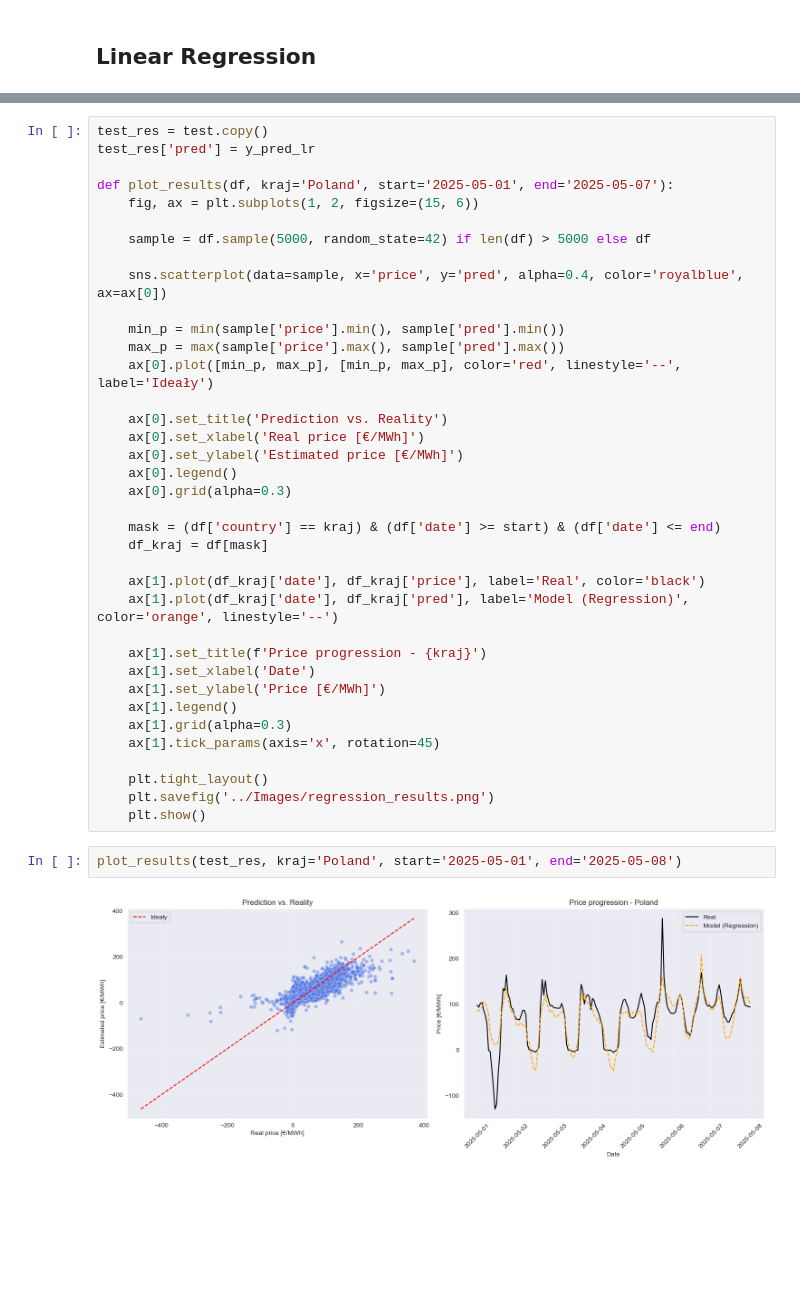
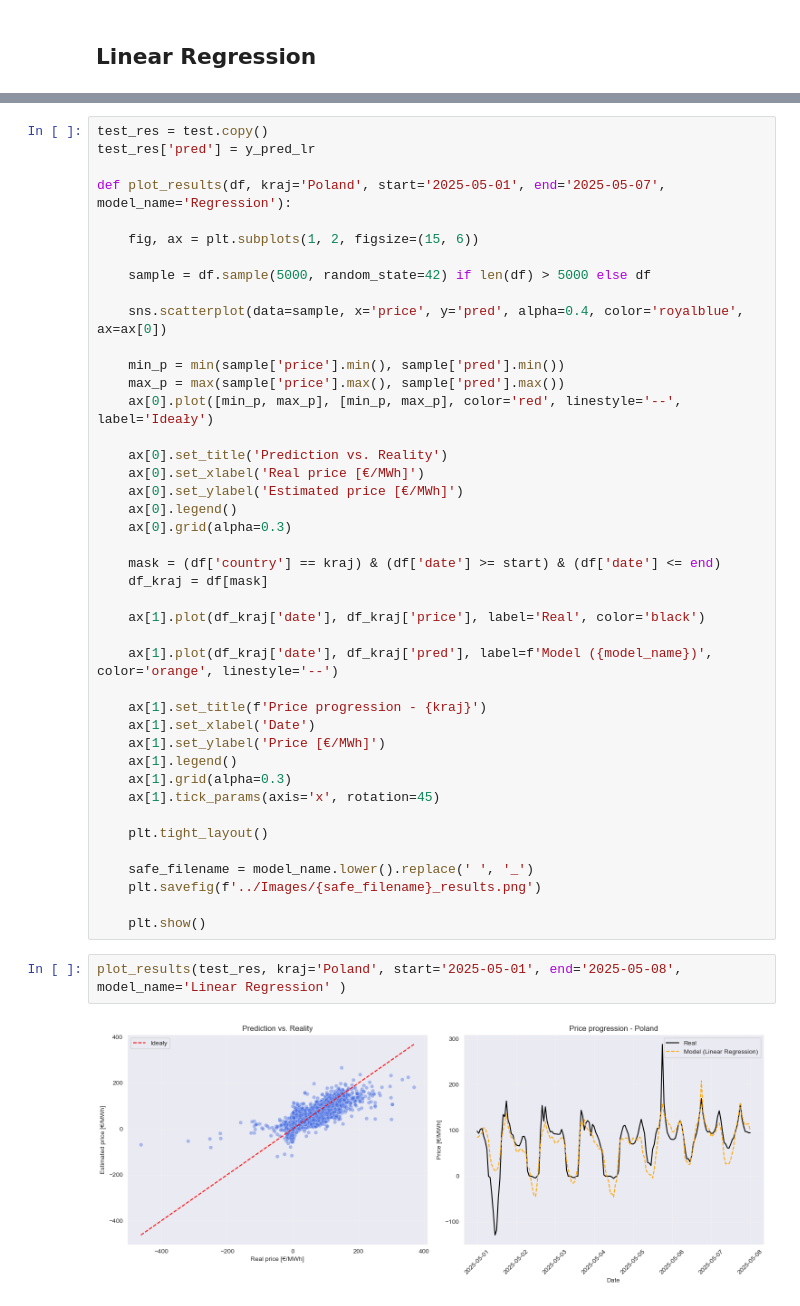
Before and after one commit to Siubuk123/Prediction, a Jupyter notebook: notebooks/03_Models.ipynb, the cells around one changed output, grey strips where cells are left out. Saved outputs shown, nothing was run; the diff lists cells and outputs as text; blank space fills up the shorter version.

```diff
--- a/notebooks/03_Models.ipynb
+++ b/notebooks/03_Models.ipynb
@@ -94,7 +100,8 @@ R2: 0.6948
 test_res = test.copy()
 test_res['pred'] = y_pred_lr
 
-def plot_results(df, kraj='Poland', start='2025-05-01', end='2025-05-07'):
+def plot_results(df, kraj='Poland', start='2025-05-01', end='2025-05-07', model_name='Regression'):
+
     fig, ax = plt.subplots(1, 2, figsize=(15, 6))
 
     sample = df.sample(5000, random_state=42) if len(df) > 5000 else df
@@ -115,7 +122,8 @@ def plot_results(df, kraj='Poland', start='2025-05-01', end='2025-05-07'):
     df_kraj = df[mask]
 
     ax[1].plot(df_kraj['date'], df_kraj['price'], label='Real', color='black')
-    ax[1].plot(df_kraj['date'], df_kraj['pred'], label='Model (Regression)', color='orange', linestyle='--')
+
+    ax[1].plot(df_kraj['date'], df_kraj['pred'], label=f'Model ({model_name})', color='orange', linestyle='--')
 
     ax[1].set_title(f'Price progression - {kraj}')
     ax[1].set_xlabel('Date')
@@ -125,9 +133,12 @@ def plot_results(df, kraj='Poland', start='2025-05-01', end='2025-05-07'):
     ax[1].tick_params(axis='x', rotation=45)
 
     plt.tight_layout()
-    plt.savefig('../Images/regression_results.png')
+
+    safe_filename = model_name.lower().replace(' ', '_')
+    plt.savefig(f'../Images/{safe_filename}_results.png')
+
     plt.show()
 # %%
-plot_results(test_res, kraj='Poland', start='2025-05-01', end='2025-05-08')
+plot_results(test_res, kraj='Poland', start='2025-05-01', end='2025-05-08', model_name='Linear Regression' )
 # %% [output]
-[figure, old version]
+[figure, new version]
```
Also changed, not shown: parts of 5 cells of this notebook, 1 other file.
